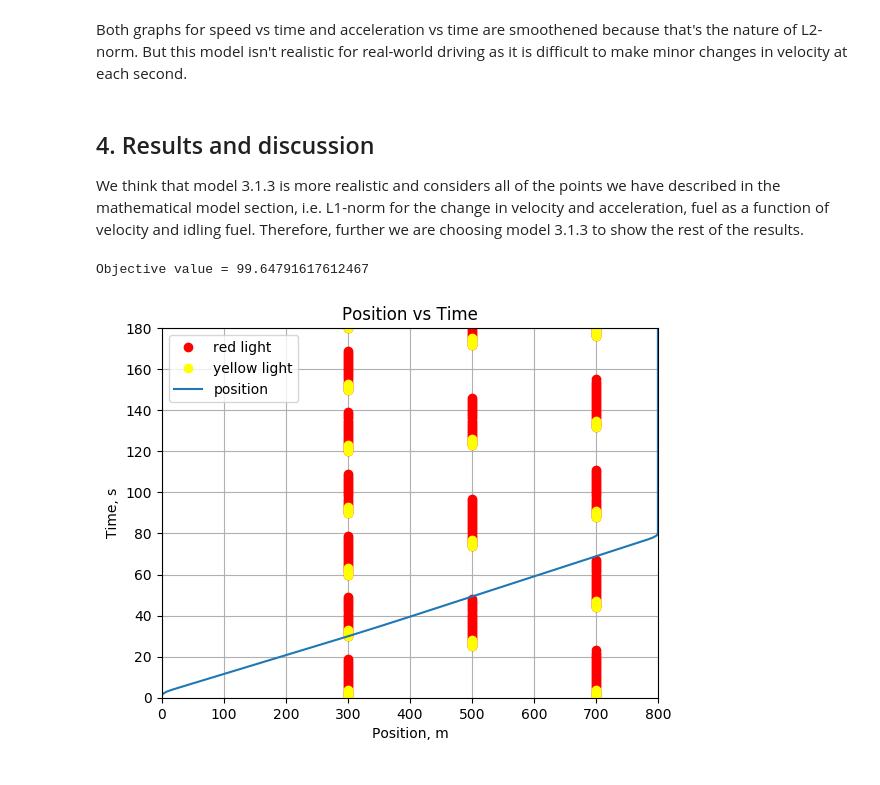
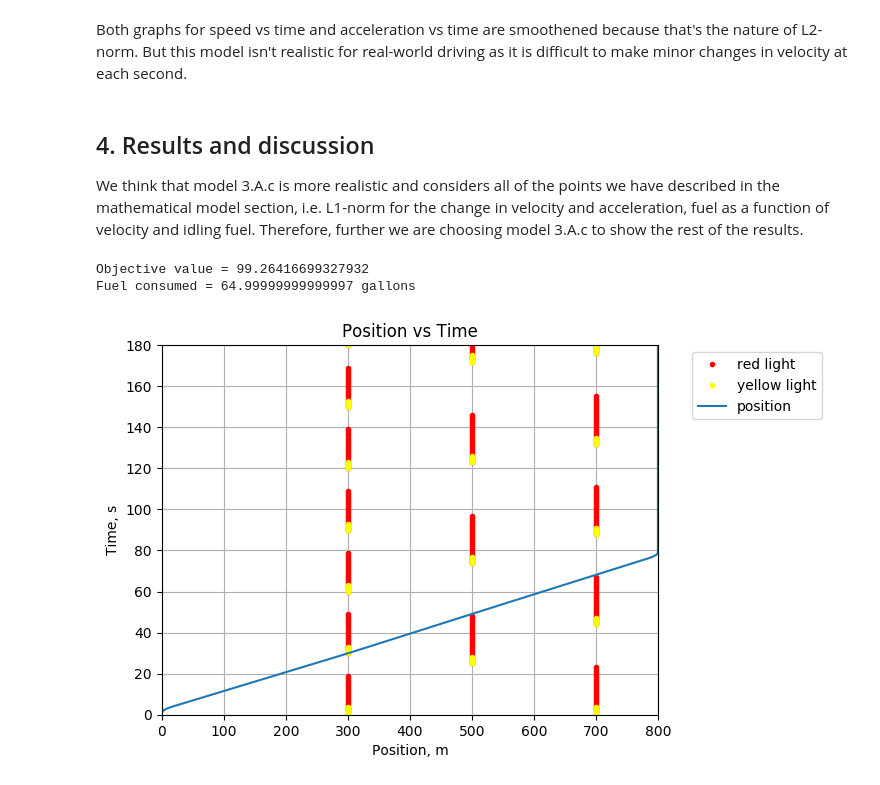
Before and after one commit to snowdj/CS524_Project, a Jupyter notebook: project_report.ipynb, the cells around one changed output. Saved outputs shown, nothing was run; the diff lists cells and outputs as text; code cells hidden in the pictures.

```diff
--- a/project_report.ipynb
+++ b/project_report.ipynb
@@ -594,7 +608,7 @@ Both graphs for speed vs time and acceleration vs time are smoothened because th
 # %% [markdown]
 ## 4. Results and discussion ##
 
-We think that model 3.1.3 is more realistic and considers all of the points we have described in the mathematical model section, i.e. L1-norm for the change in velocity and acceleration, fuel as a function of velocity and idling fuel. Therefore, further we are choosing model 3.1.3 to show the rest of the results.
+We think that model 3.A.c is more realistic and considers all of the points we have described in the mathematical model section, i.e. L1-norm for the change in velocity and acceleration, fuel as a function of velocity and idling fuel. Therefore, further we are choosing model 3.A.c to show the rest of the results.
 # %%
 ########################################## Objective Function #########################################
 
@@ -611,8 +625,10 @@ xopt = getvalue(x)
 aopt = getvalue(a)
 
 println("Objective value = ", getobjectivevalue(m))
+println("Fuel consumed = ", sum(getvalue(obj_t)) + sum(getvalue(z_9))*idle_fuel, " gallons")
 # %% [output]
-Objective value = 99.64791617612467
+Objective value = 99.26416699327932
+Fuel consumed = 64.99999999999997 gallons
 # %%
 # Plot of Position vs Time (includes waiting time's position)
 xlim(0,destination+100)
@@ -643,39 +659,39 @@ for k=1:n_lights
 end
 ctr1 = 0
 ctr2 = 0
 for k=1:n_lights
     for i=1:T
         if t_lights[k,i]>0
             if ctr1 == 0
-                plot(traf_pos_x[k,i], t_lights[k,i], "ro", label="red light")
+                plot(traf_pos_x[k,i], t_lights[k,i], "ro", markersize = "3", label="red light")
             else
-                plot(traf_pos_x[k,i], t_lights[k,i], "ro")
+                plot(traf_pos_x[k,i], t_lights[k,i], "ro", markersize = "3")
             end
             ctr1 = ctr1 + 1
         end
     end
     for i=1:T
         if t_yellow[k,i]>0
             if ctr2 == 0
-                plot(traf_pos_x[k,i], t_yellow[k,i], color="yellow", marker="o", linestyle="None",
+                plot(traf_pos_x[k,i], t_yellow[k,i], color="yellow", marker="o", markersize = "3", linestyle="None",
                     label="yellow light")
             else
-                plot(traf_pos_x[k,i], t_yellow[k,i], color="yellow", marker="o", linestyle="None")
+                plot(traf_pos_x[k,i], t_yellow[k,i], color="yellow", marker="o", markersize = "3", linestyle="None")
             end
             ctr2 = ctr2 + 1
         end
     end
 end
 plot(xopt,t, label = "position")
 ylim(0, T)
 xlim(0, destination)
 grid("on")
 xlabel("Position, m")
 ylabel("Time, s")
 title("Position vs Time")
-legend();
+legend(loc = 9, bbox_to_anchor=(1.2, 1));
 # %% [output]
-[figure, old version]
+[figure, new version]
 # %% [markdown]
 The blue line is the position of the vehicle over time, and as we can see it always passes the traffic light without violating rules, i.e. when the light is green. Sometimes vehicle moves past the signal when it is yellow, as it could be the edge of transition between green and yellow. In real life scenario cars usually can do that too.
 
```
Also changed, not shown: parts of 27 cells of this notebook.
